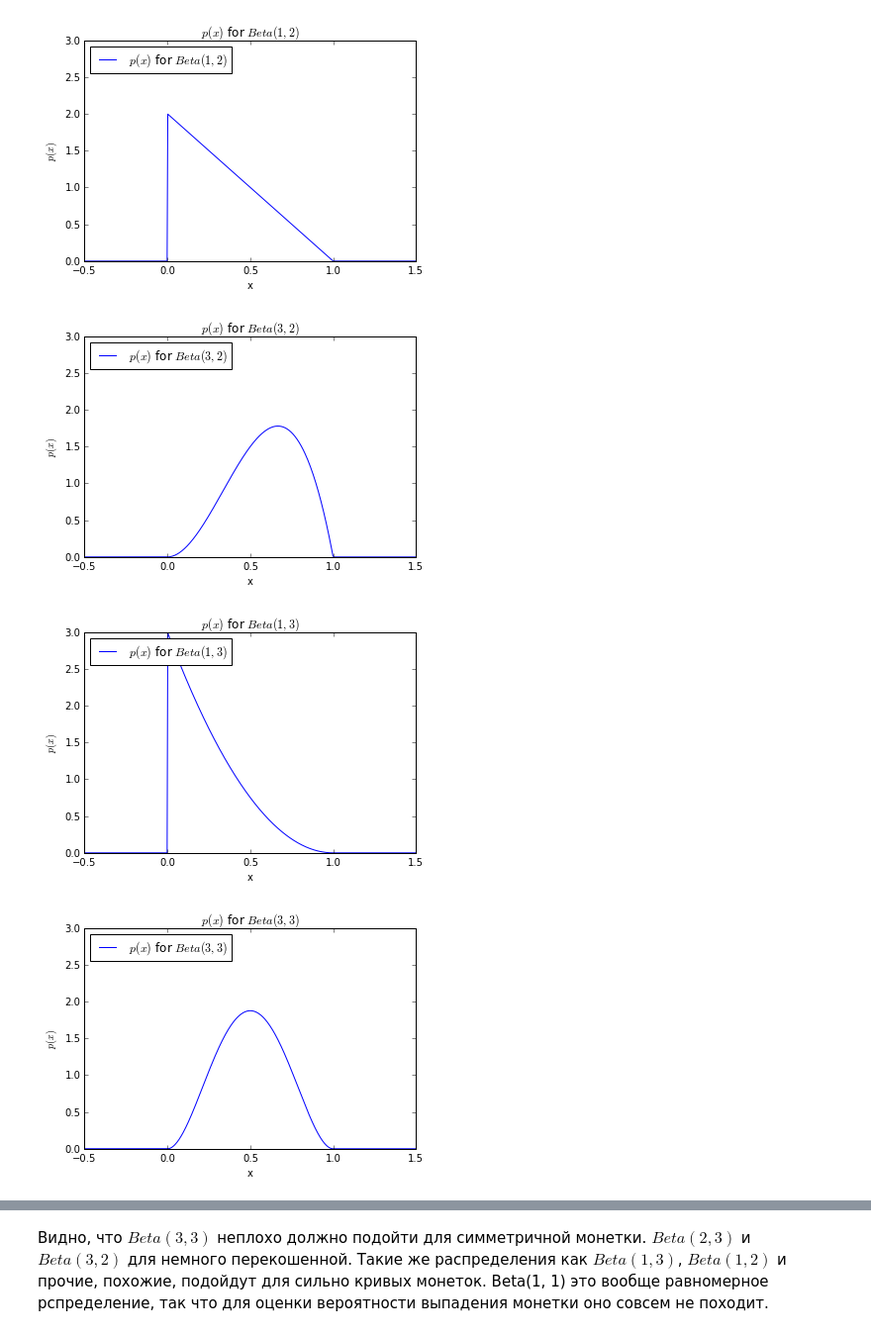
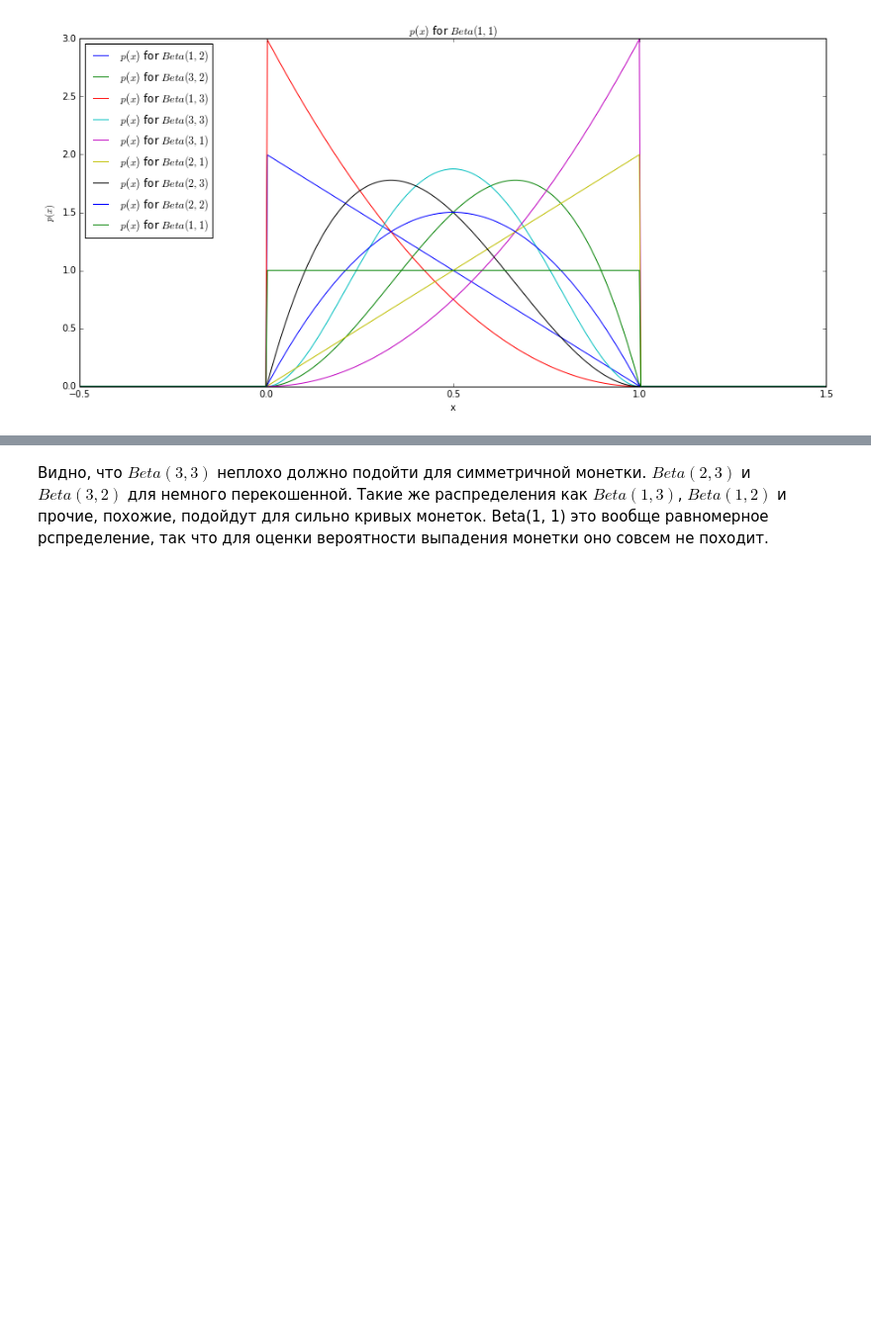
Before and after one commit to PKoshkin/math_stat, a Jupyter notebook: 7/7.2.ipynb, the cells around one changed output, grey strips where cells are left out. Shown at 99% size. Cells and saved outputs as stored; diff of their text form; code cells hidden in the pictures; blank space fills up the shorter version.

```diff
--- a/7/7.2.ipynb
+++ b/7/7.2.ipynb
@@ -28,18 +28,16 @@ betas = {1, 2, 3}
 prioriParametrs = {(alpha, beta) for alpha in alphas for beta in betas}
 # %%
 px = np.linspace(-2, 2, 1000)
+figure = plt.figure(figsize=(15,7))
+axis = figure.add_subplot(1, 1, 1)
 for parametr in prioriParametrs:
-    myFigure, myAxis = plt.subplots()
-    myAxis.plot(px, [beta.pdf(x, parametr[0], parametr[1]) for x in px],
+    axis.plot(px, [beta.pdf(x, parametr[0], parametr[1]) for x in px],
                 label=r"$p(x)$ for $Beta({}, {})$".format(parametr[0], parametr[1]))
-    myAxis.legend(loc="upper left")
-    myAxis.set_xlabel("x")
-    myAxis.set_ylabel(r"$p(x)$")
-    myAxis.set_ylim(0, 3)
-    myAxis.set_xlim(-0.5, 1.5)
-    myAxis.set_title(r"$p(x)$ for $Beta({}, {})$".format(parametr[0], parametr[1]))
+    axis.legend(loc="upper left")
+    axis.set_xlabel("x")
+    axis.set_ylabel(r"$p(x)$")
+    axis.set_ylim(0, 3)
+    axis.set_xlim(-0.5, 1.5)
+    axis.set_title(r"$p(x)$ for $Beta({}, {})$".format(parametr[0], parametr[1]))
 # %% [output]
-[figure, old version]
+[figure, new version]
-[figure, removed]
-[figure, removed]
-[figure, removed]
```
Also changed, not shown: parts of 8 cells of this notebook, 1 other file.
